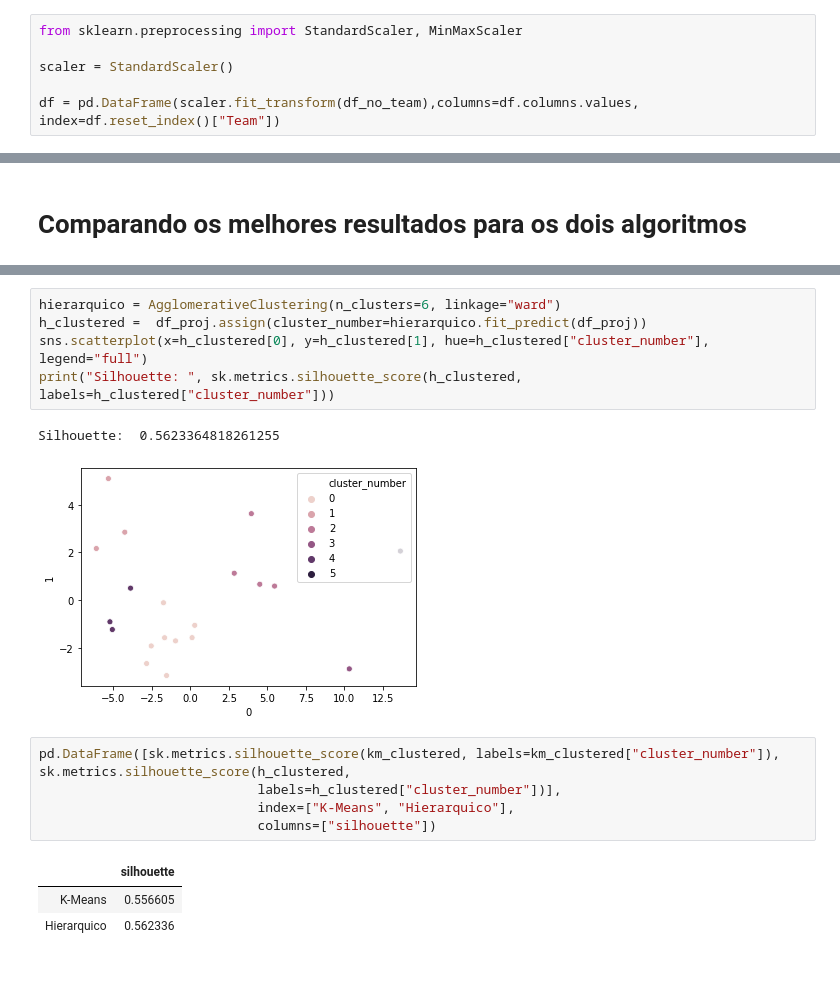
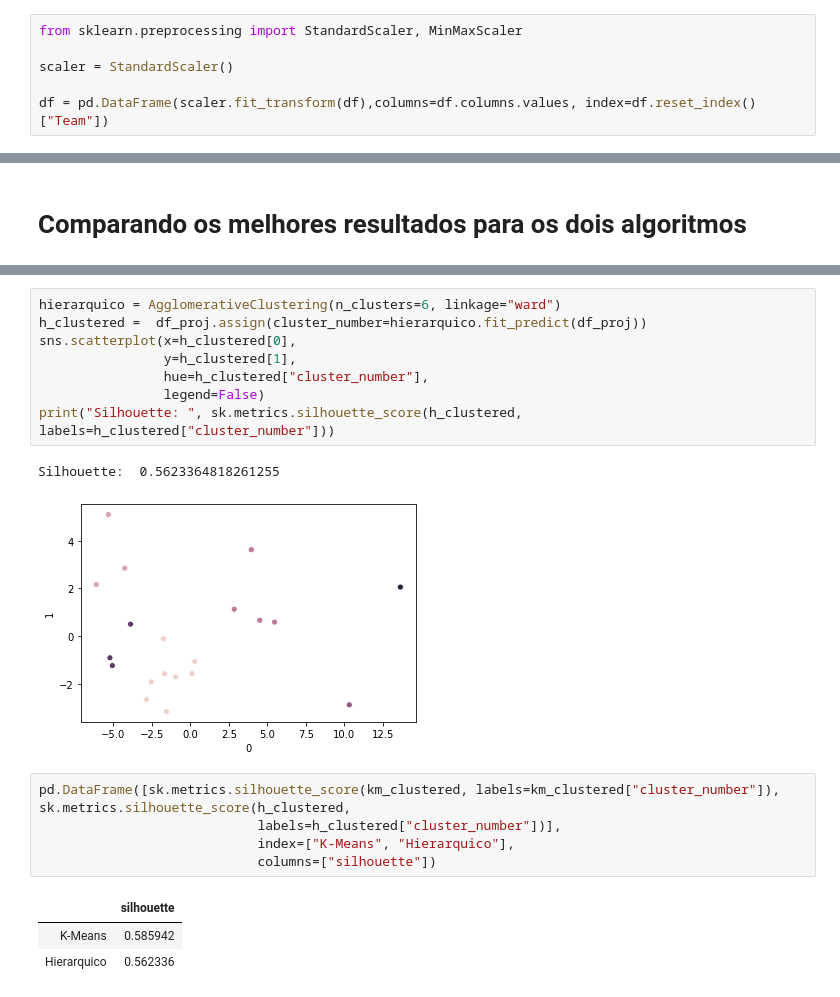
Before and after one commit to V-in/kaggle, a Jupyter notebook: premier_league/notebook.ipynb, the cells around one changed output, grey strips where cells are left out. Cells and saved outputs as stored; diff of their text form.

```diff
--- a/premier_league/notebook.ipynb
+++ b/premier_league/notebook.ipynb
@@ -94,7 +124,7 @@ from sklearn.preprocessing import StandardScaler, MinMaxScaler
 
 scaler = StandardScaler()
 
-df = pd.DataFrame(scaler.fit_transform(df_no_team),columns=df.columns.values, index=df.reset_index()["Team"])
+df = pd.DataFrame(scaler.fit_transform(df),columns=df.columns.values, index=df.reset_index()["Team"])
 # %%
 df.head(2)
 # %% [output]
@@ -217,11 +274,14 @@ Silhouette:  0.5566053306880632
 # %%
 hierarquico = AgglomerativeClustering(n_clusters=6, linkage="ward")
 h_clustered =  df_proj.assign(cluster_number=hierarquico.fit_predict(df_proj))
-sns.scatterplot(x=h_clustered[0], y=h_clustered[1], hue=h_clustered["cluster_number"], legend="full")
+sns.scatterplot(x=h_clustered[0],
+                y=h_clustered[1],
+                hue=h_clustered["cluster_number"],
+                legend=False)
 print("Silhouette: ", sk.metrics.silhouette_score(h_clustered, labels=h_clustered["cluster_number"]))
 # %% [output]
 Silhouette:  0.5623364818261255
-[figure, old version]
+[figure, new version]
 # %%
 pd.DataFrame([sk.metrics.silhouette_score(km_clustered, labels=km_clustered["cluster_number"]),
 sk.metrics.silhouette_score(h_clustered,
@@ -230,5 +290,5 @@ sk.metrics.silhouette_score(h_clustered,
                             columns=["silhouette"])
 # %% [output]
 |  | silhouette |
-| K-Means | 0.556605 |
+| K-Means | 0.585942 |
 | Hierarquico | 0.562336 |
```
Also changed, not shown: parts of 35 cells of this notebook.
